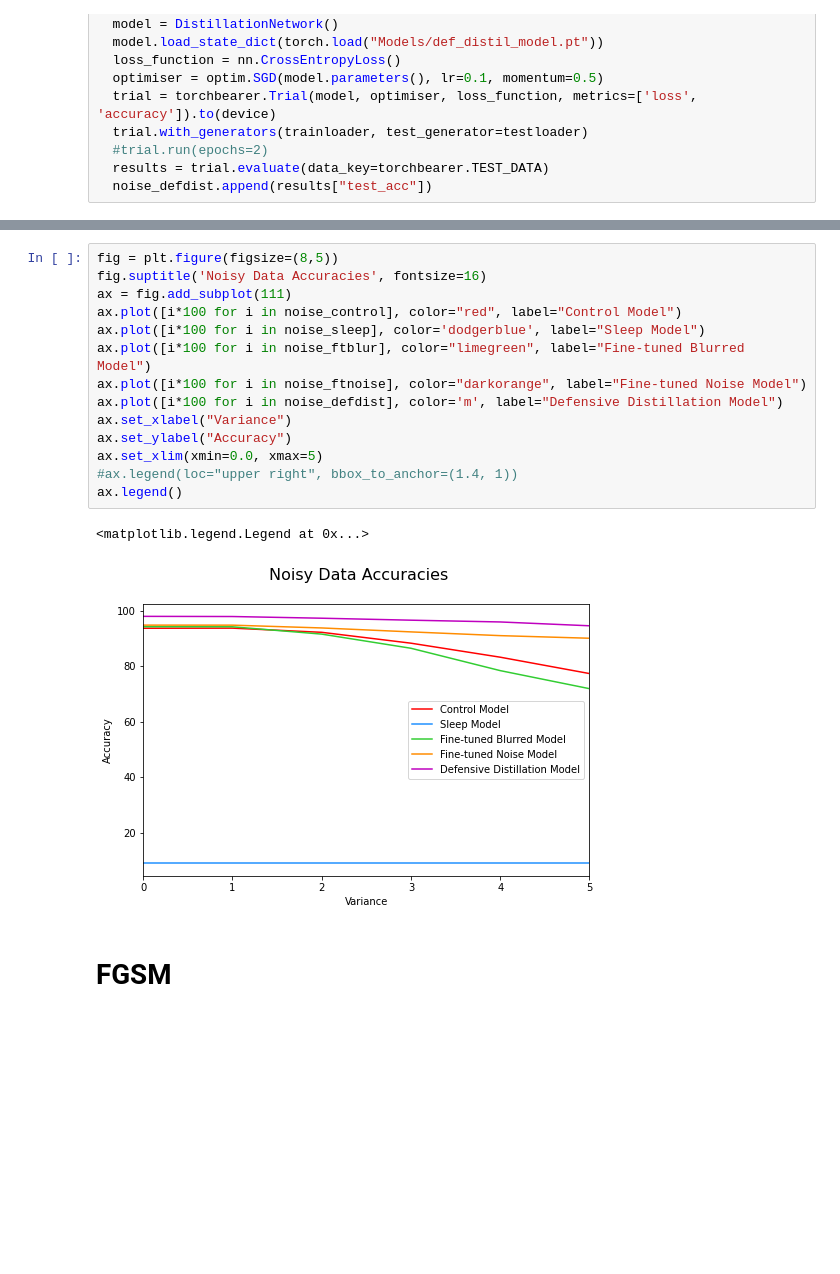
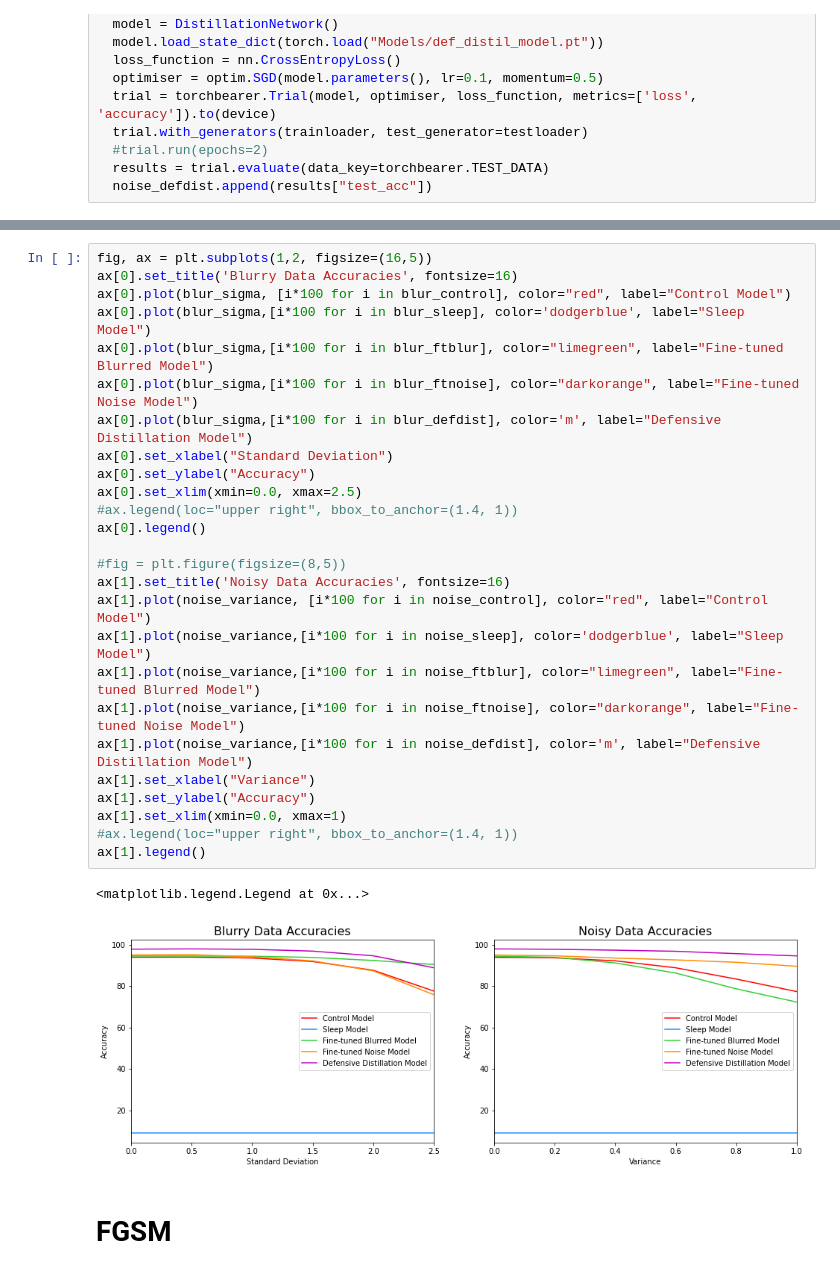
Before and after one commit to DuckShyamalan/Biologically-Inspired-Sleep-Algorithm, a Jupyter notebook: Distortions_and_FGSM.ipynb, the cells around one changed output, grey strips where cells are left out. Saved outputs shown, nothing was run; the diff lists cells and outputs as text; blank space fills up the shorter version.

```diff
--- a/Distortions_and_FGSM.ipynb
+++ b/Distortions_and_FGSM.ipynb
@@ -397,20 +421,32 @@ for v in noise_variance:
 # %%
-fig = plt.figure(figsize=(8,5))
-fig.suptitle('Noisy Data Accuracies', fontsize=16)
-ax = fig.add_subplot(111)
-ax.plot([i*100 for i in noise_control], color="red", label="Control Model")
-ax.plot([i*100 for i in noise_sleep], color='dodgerblue', label="Sleep Model")
-ax.plot([i*100 for i in noise_ftblur], color="limegreen", label="Fine-tuned Blurred Model")
-ax.plot([i*100 for i in noise_ftnoise], color="darkorange", label="Fine-tuned Noise Model")
-ax.plot([i*100 for i in noise_defdist], color='m', label="Defensive Distillation Model")
-ax.set_xlabel("Variance")
-ax.set_ylabel("Accuracy")
-ax.set_xlim(xmin=0.0, xmax=5)
+fig, ax = plt.subplots(1,2, figsize=(16,5))
+ax[0].set_title('Blurry Data Accuracies', fontsize=16)
+ax[0].plot(blur_sigma, [i*100 for i in blur_control], color="red", label="Control Model")
+ax[0].plot(blur_sigma,[i*100 for i in blur_sleep], color='dodgerblue', label="Sleep Model")
+ax[0].plot(blur_sigma,[i*100 for i in blur_ftblur], color="limegreen", label="Fine-tuned Blurred Model")
+ax[0].plot(blur_sigma,[i*100 for i in blur_ftnoise], color="darkorange", label="Fine-tuned Noise Model")
+ax[0].plot(blur_sigma,[i*100 for i in blur_defdist], color='m', label="Defensive Distillation Model")
+ax[0].set_xlabel("Standard Deviation")
+ax[0].set_ylabel("Accuracy")
+ax[0].set_xlim(xmin=0.0, xmax=2.5)
 #ax.legend(loc="upper right", bbox_to_anchor=(1.4, 1))
-ax.legend()
+ax[0].legend()
+
+#fig = plt.figure(figsize=(8,5))
+ax[1].set_title('Noisy Data Accuracies', fontsize=16)
+ax[1].plot(noise_variance, [i*100 for i in noise_control], color="red", label="Control Model")
+ax[1].plot(noise_variance,[i*100 for i in noise_sleep], color='dodgerblue', label="Sleep Model")
+ax[1].plot(noise_variance,[i*100 for i in noise_ftblur], color="limegreen", label="Fine-tuned Blurred Model")
+ax[1].plot(noise_variance,[i*100 for i in noise_ftnoise], color="darkorange", label="Fine-tuned Noise Model")
+ax[1].plot(noise_variance,[i*100 for i in noise_defdist], color='m', label="Defensive Distillation Model")
+ax[1].set_xlabel("Variance")
+ax[1].set_ylabel("Accuracy")
+ax[1].set_xlim(xmin=0.0, xmax=1)
+#ax.legend(loc="upper right", bbox_to_anchor=(1.4, 1))
+ax[1].legend()
 # %% [output]
 <matplotlib.legend.Legend at 0x...>
-[figure, old version]
+[figure, new version]
 # %% [markdown]
 # **FGSM**
 # %%
```
Also changed, not shown: parts of 8 cells of this notebook.
